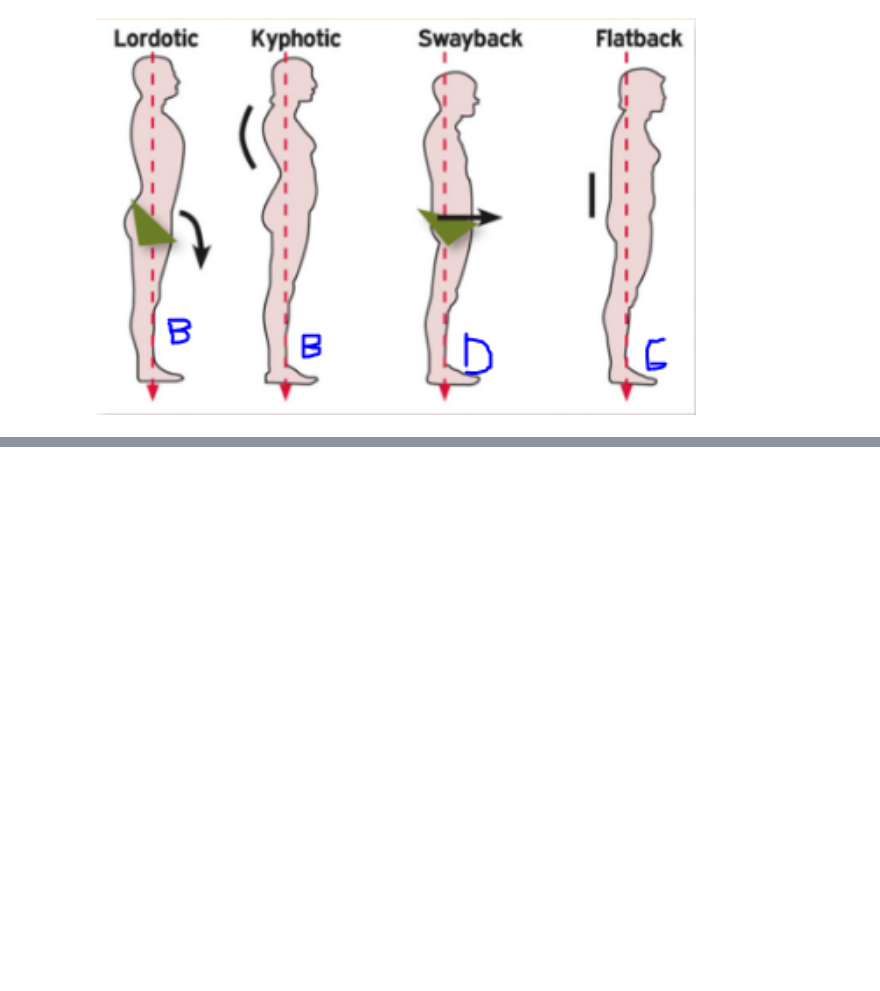
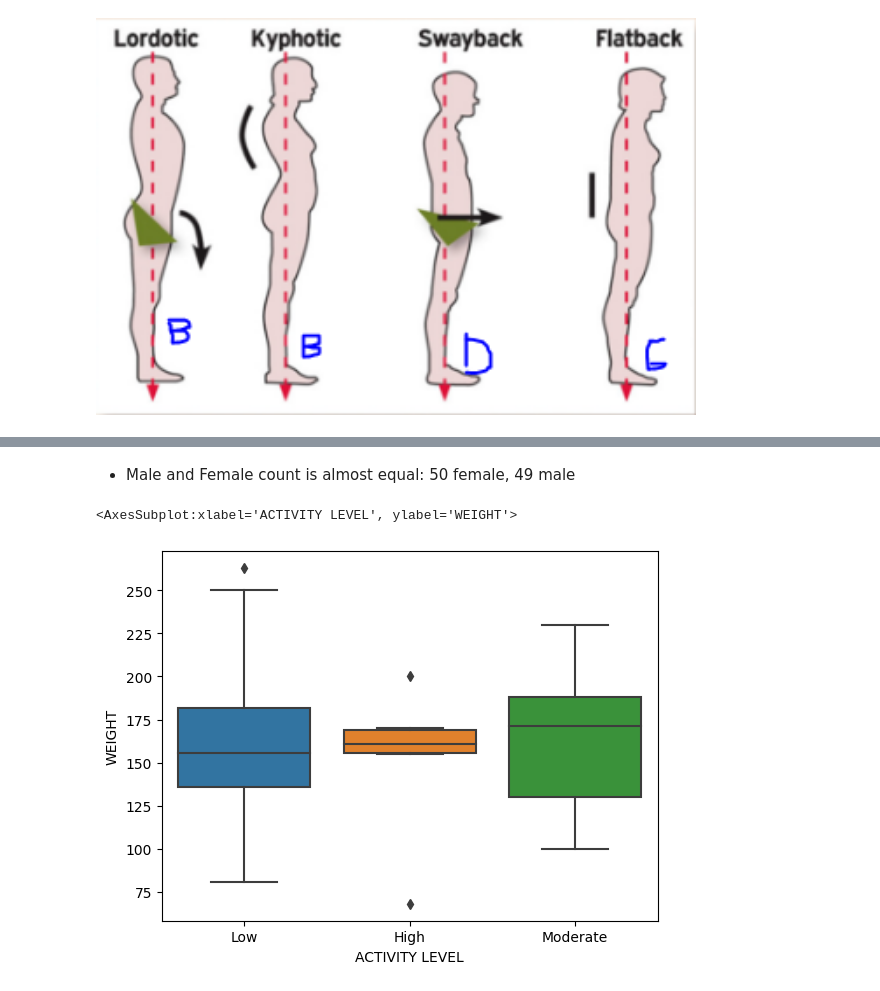
Before and after one commit to ortizfram/Correlation-Posture-VS-Personality-Trait, a Jupyter notebook: correlation.ipynb, the cells around one changed output, grey strips where cells are left out. Saved outputs shown, nothing was run; the diff lists cells and outputs as text; code cells hidden in the pictures; blank space fills up the shorter version.

```diff
--- a/correlation.ipynb
+++ b/correlation.ipynb
@@ -139,0 +152,7 @@ plt.show()
+# %% [markdown]
+- Male and Female count is almost equal: 50 female, 49 male
+# %%
+sns.boxplot(x = df["ACTIVITY LEVEL"], y = df.WEIGHT)
+# %% [output]
+<AxesSubplot:xlabel='ACTIVITY LEVEL', ylabel='WEIGHT'>
+[figure, added]
```
Also changed, not shown: parts of 3 cells of this notebook, 2 other files.
